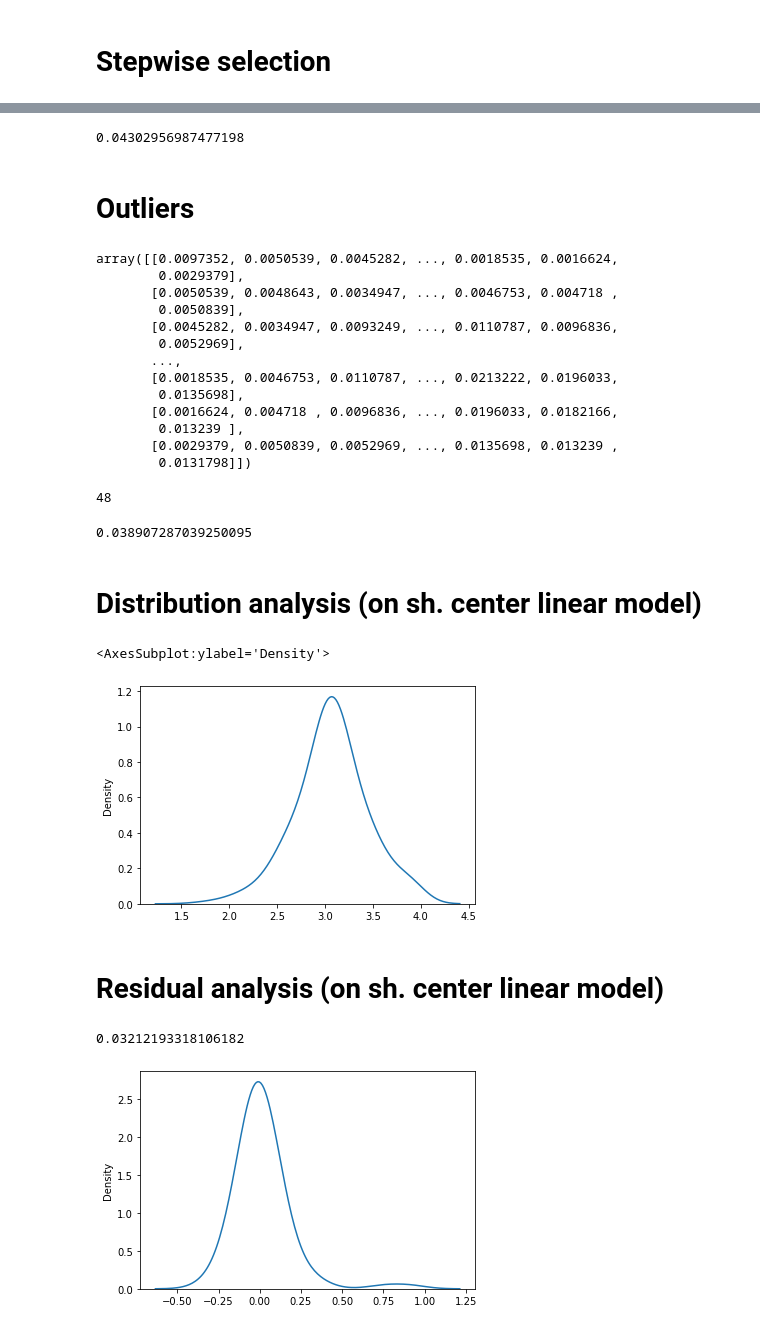
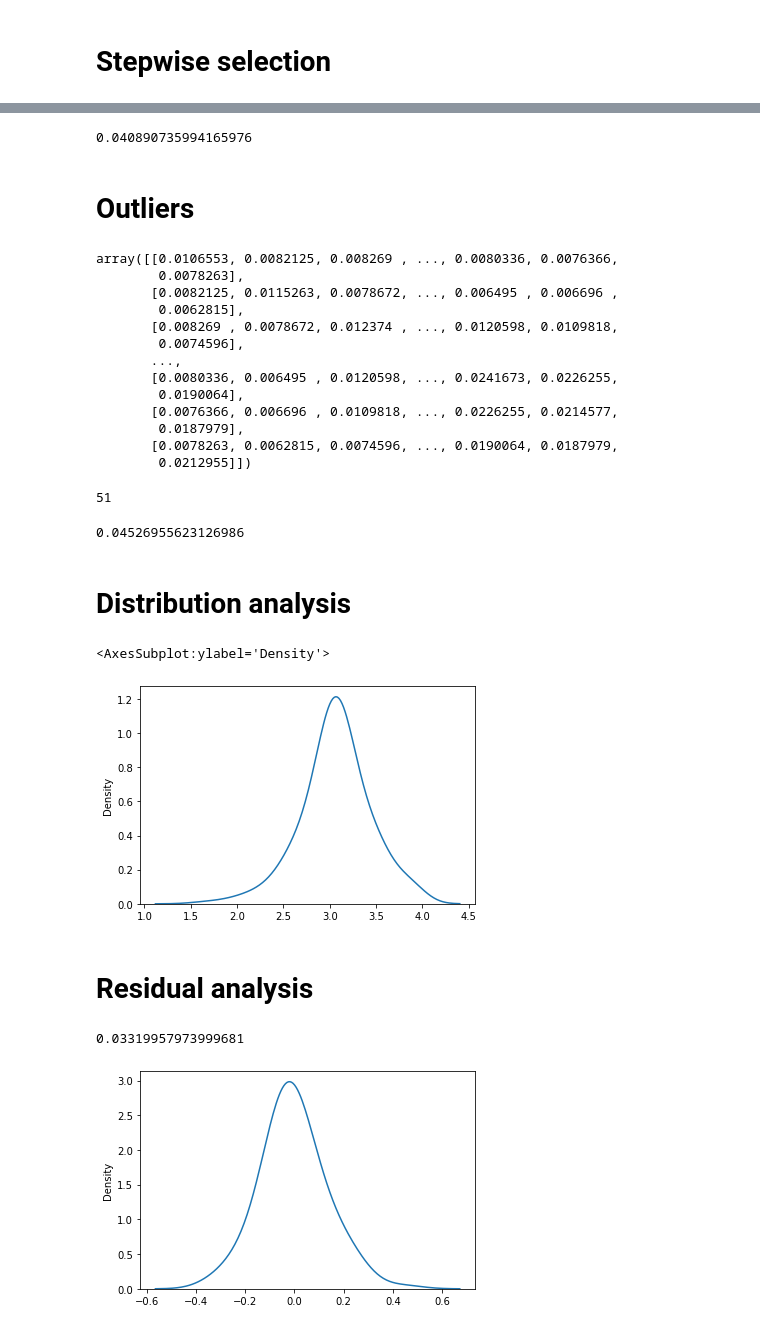
Before and after one commit to Irek21/LinearModels, a Jupyter notebook: BostonHousing/main.ipynb, the cells around one changed output, grey strips where cells are left out. Drawn from its saved outputs; the diff is of its cells as text; code cells hidden in the pictures.

```diff
--- a/BostonHousing/main.ipynb
+++ b/BostonHousing/main.ipynb
@@ -93,7 +95,7 @@ def dummy_ridge_score(df, y, cv=5):
 # %%
 from sklearn.preprocessing import PolynomialFeatures
 
-poly = PolynomialFeatures(3)
+poly = PolynomialFeatures(2)
 df_poly = poly.fit_transform(df)
 df = df_poly
 # %%
@@ -214,10 +216,10 @@ sfs.k_feature_idx_
 # %%
 scores = []
 for i in range(60):
-    scores.append(dummy_lasso_score(df[sfs_cols], y).mean())
+    scores.append(dummy_linear_score(df[sfs_cols], y).mean())
     # scores.append(dummy_linear_score(df, y).mean())
 
 sum(scores) / len(scores)
 # %% [output]
-0.04302956987477198
+0.040890735994165976
 # %%
@@ -233,19 +233,19 @@ pseudo_inv = np.linalg.inv(X.T @ X)
 leverage = (X @ pseudo_inv) @ X.T
 leverage
 # %% [output]
-array([[0.0097352, 0.0050539, 0.0045282, ..., 0.0018535, 0.0016624,
-        0.0029379],
-       [0.0050539, 0.0048643, 0.0034947, ..., 0.0046753, 0.004718 ,
-        0.0050839],
-       [0.0045282, 0.0034947, 0.0093249, ..., 0.0110787, 0.0096836,
-        0.0052969],
+array([[0.0106553, 0.0082125, 0.008269 , ..., 0.0080336, 0.0076366,
+        0.0078263],
+       [0.0082125, 0.0115263, 0.0078672, ..., 0.006495 , 0.006696 ,
+        0.0062815],
+       [0.008269 , 0.0078672, 0.012374 , ..., 0.0120598, 0.0109818,
+        0.0074596],
        ...,
-       [0.0018535, 0.0046753, 0.0110787, ..., 0.0213222, 0.0196033,
-        0.0135698],
-       [0.0016624, 0.004718 , 0.0096836, ..., 0.0196033, 0.0182166,
-        0.013239 ],
-       [0.0029379, 0.0050839, 0.0052969, ..., 0.0135698, 0.013239 ,
-        0.0131798]])
+       [0.0080336, 0.006495 , 0.0120598, ..., 0.0241673, 0.0226255,
+        0.0190064],
+       [0.0076366, 0.006696 , 0.0109818, ..., 0.0226255, 0.0214577,
+        0.0187979],
+       [0.0078263, 0.0062815, 0.0074596, ..., 0.0190064, 0.0187979,
+        0.0212955]])
 # %%
 p = df.shape[1]
 outliers = []
@@ -257,45 +257,44 @@ for i in range(df.shape[0]):
 
 len(outliers)
 # %% [output]
-48
+51
 # %%
-# df_tmp = np.delete(df, outliers, axis=0)
 df_tmp = df.drop(outliers)
 y_tmp = np.delete(y, outliers, axis=0)
 
 dummy_lasso_score(df_tmp, y_tmp).mean()
 # %% [output]
-0.038907287039250095
+0.04526955623126986
 # %% [markdown]
-# Distribution analysis (on sh. center linear model)
+# Distribution analysis
 # %%
 import seaborn as sns
 
 sns.kdeplot(y_tmp, bw_adjust=1.5)
 # %% [output]
 <AxesSubplot:ylabel='Density'>
-[figure, old version]
+[figure, new version]
 # %% [markdown]
-# Residual analysis (on sh. center linear model)
+# Residual analysis
 # %%
 from sklearn.model_selection import train_test_split as split
 
 df_train, df_val, y_train, y_val = split(df_tmp, y_tmp,
                                          shuffle=True,
-                                         test_size=0.2)
+                                         test_size=0.25)
 model = LinearRegression()
 model.fit(df_train, y_train)
 
 y_pred = model.predict(df_val)
 
 res = (y_val - y_pred)
 
 sns.kdeplot(res,
            bw_adjust=1.5)
 mape(y_val, y_pred)
 # %% [output]
-0.03212193318106182
+0.03319957973999681
-[figure, old version]
+[figure, new version]
 # %%
 # norms = (df_val.values ** 2).sum(axis=-1) ** (1 / 2)
 norms = (df_val ** 2).values.sum(axis=-1) ** (1 / 2)
```
Also changed, not shown: parts of 10 cells of this notebook.
